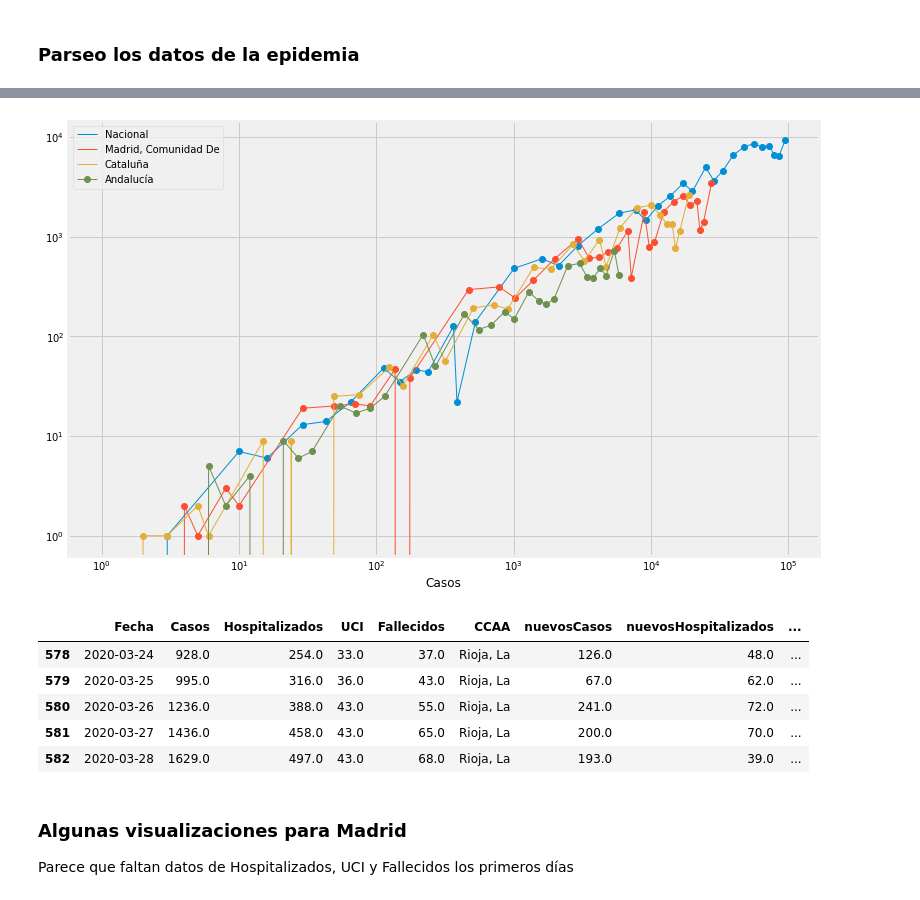
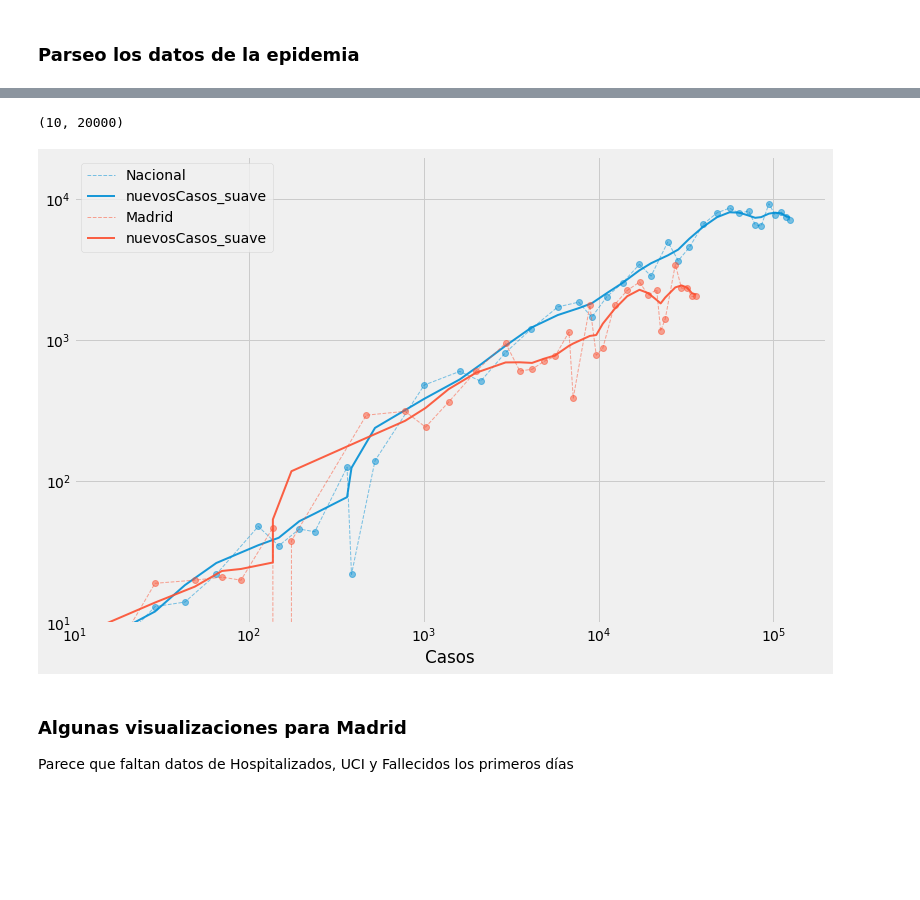
Before and after one commit to manu-jimenez/covid19-manu, a Jupyter notebook: covid19-manu.ipynb, the cells around one changed output, grey strips where cells are left out. Saved outputs shown, nothing was run; the diff lists cells and outputs as text; code cells hidden in the pictures; blank space fills up the shorter version.

Commit message:
suavizado de los datos

```diff
--- a/covid19-manu.ipynb
+++ b/covid19-manu.ipynb
@@ -83,6 +104,5 @@ nombres_ccaa = {'AN':'Andalucía', 'AR':'Aragón', 'AS':'Asturias, Principado De
 # %%
-df = pd.read_csv('serie_historica_acumulados.csv', parse_dates=[1], infer_datetime_format=True )
-df = df[:-1]  # elimino comentario de la ultima fila
+df = df[:-2]  # elimino comentario de la ultima fila
 df = df.rename(columns={'CCAA Codigo ISO':'CCAA', 'Casos ':'Casos'})
 df = df.fillna(0)
 df['CCAA'] = df['CCAA'].apply(lambda x: nombres_ccaa[x])
@@ -96,18 +116,22 @@ df = df.sort_values(by=['CCAA','Fecha']).reset_index(drop=True)
 total_nacional = df.groupby('Fecha').sum().reset_index()
 total_nacional['CCAA'] = ['Nacional']*len(total_nacional)
 
-df = pd.concat([total_nacional, df], ignore_index=True, sort=False)
+df = pd.concat([total_nacional, df], ignore_index=True)
 
 df['Activos'] = df['Casos'] - df['Recuperados'] - df['Fallecidos']
 
 for col in ['Casos', 'Activos', 'Fallecidos', 'Recuperados', 'Hospitalizados', 'UCI']:
     df['nuevos' + col] = df.groupby('CCAA')[col].diff().fillna(0)
 
-#[print(df[df.CCAA==ccaa].Activos.is_monotonic, ccaa) for ccaa in df.CCAA.unique()] #todas las CCAA son monotonicas
-
 # Dias desde el inicio de la epidemia por CCAA
 df['Dias'] = df.groupby('CCAA')['Fecha'].transform(lambda x: x - x.iloc[0]).dt.days  # magia negra
 
+# Checkeamos si los casos activos son no-decrecientes
+#for ccaa in df.CCAA.unique():
+#    dfaux = df[df.CCAA==ccaa]
+#    activos_creciente = [ a <= b for a, b in zip(dfaux.Activos, dfaux.Activos[1:])]
+#    print('{}\t{}\t'.format(ccaa, all(activos_creciente)))
+
 print(df.dtypes)
 df.head()
 # %% [output]
@@ -186,0 +162,10 @@ fase_dos_cuarentena = np.datetime64('2020-03-30')
+# %%
+# Columnas de interes
+cols = ['Casos','Activos','Recuperados', 'Fallecidos']
+cols += ['nuevos' + col for col in cols] + ['Dias']
+
+for col in cols:
+    valores_suavizados = []
+    for ccaa in df.CCAA.unique():
+        valores_suavizados += df[df.CCAA==ccaa][col].rolling(5, win_type='triang', center=True, min_periods=1).mean().values.tolist()
+    df[col + '_suave'] = valores_suavizados
@@ -187,21 +197,22 @@ fase_dos_cuarentena = np.datetime64('2020-03-30')
 # %%
-fig, ax = plt.subplots()
+fig, ax = plt.subplots(figsize=(12, 8))
 
-selected_ccaa = ['Nacional', 'Madrid, Comunidad De', 'Cataluña', 'Andalucía']
+selected_ccaa = ['Nacional', 'Madrid']
 
-for ccaa in selected_ccaa:
-    df[df.CCAA == ccaa].plot(x='Casos', y='nuevosCasos', marker='o', lw=1, ax=ax, label=ccaa, loglog=True, figsize=(12, 8))
+cmap = ['b', 'r']
+
+for i, ccaa in enumerate(selected_ccaa):
+    line = df[df.CCAA == ccaa].plot(x='Casos', y='nuevosCasos', label=ccaa, style= 'o--', lw=1, alpha=0.5, loglog=True, ax=ax)
+    ultima_linea = line.get_lines()[-1]
+    ultima_linea.get_color
+    df[df.CCAA == ccaa].plot(x='Casos', y='nuevosCasos_suave', loglog=True, ax=ax,
+                             style='-', color=ultima_linea.get_color(), lw=2, alpha=0.9,)
+
+ax.set_xlim([10, 2*10**5])
+ax.set_ylim([10, 2*10**4])
 # %% [output]
+(10, 20000)
-[figure, old version]
+[figure, new version]
-# %%
-df.tail()
-# %% [output]
-|  | Fecha | Casos | Hospitalizados | UCI | Fallecidos | CCAA | nuevosCasos | nuevosHospitalizados | ... |
-| 578 | 2020-03-24 | 928.0 | 254.0 | 33.0 | 37.0 | Rioja, La | 126.0 | 48.0 | ... |
-| 579 | 2020-03-25 | 995.0 | 316.0 | 36.0 | 43.0 | Rioja, La | 67.0 | 62.0 | ... |
-| 580 | 2020-03-26 | 1236.0 | 388.0 | 43.0 | 55.0 | Rioja, La | 241.0 | 72.0 | ... |
-| 581 | 2020-03-27 | 1436.0 | 458.0 | 43.0 | 65.0 | Rioja, La | 200.0 | 70.0 | ... |
-| 582 | 2020-03-28 | 1629.0 | 497.0 | 43.0 | 68.0 | Rioja, La | 193.0 | 39.0 | ... |
 # %% [markdown]
 ### Algunas visualizaciones para Madrid
 
```
Also changed, not shown: parts of 14 cells of this notebook, 2 other files.
